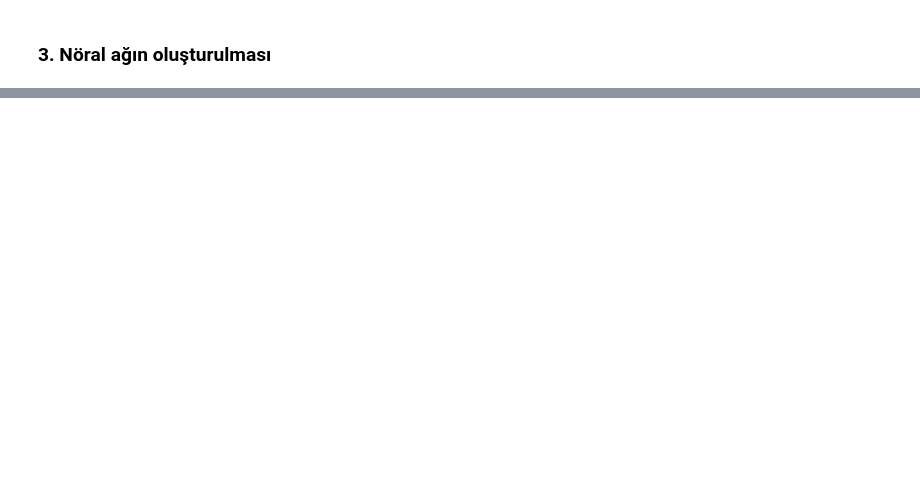
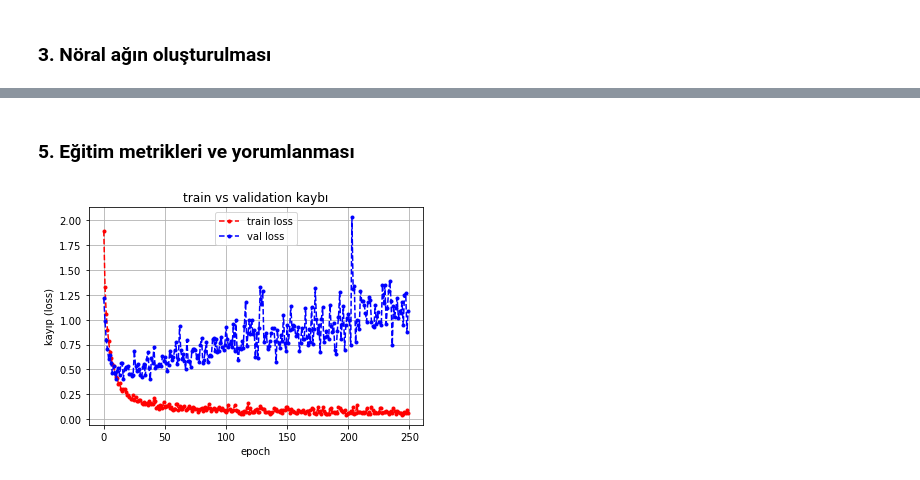
Before and after one commit to fybx/UrbanSoundsClassification, a Jupyter notebook: Model.ipynb, the cells around one changed output, grey strips where cells are left out. Saved outputs shown, nothing was run; the diff lists cells and outputs as text; code cells hidden in the pictures; blank space fills up the shorter version.

```diff
--- a/Model.ipynb
+++ b/Model.ipynb
@@ -97,0 +156,7 @@ False
+# %%
+net.add(tf.keras.layers.Flatten())
+net.add(tf.keras.layers.Dense(128, activation = "relu"))
+net.add(tf.keras.layers.Dropout(0.5))
+net.add(tf.keras.layers.Dense(64, activation = "relu"))
+net.add(tf.keras.layers.Dropout(0.5))
+net.add(tf.keras.layers.Dense(10, activation = "softmax"))
@@ -97,0 +165,4 @@ False
+# %%
+net.compile(optimizer = "adam",
+            loss = "sparse_categorical_crossentropy", # sparse_categorical_crossentropy | categorical_crossentropy
+            metrics = ["accuracy"])
@@ -97,0 +195,6 @@ False
+# %%
+epoch = 250
+# %%
+results = net.fit(X_train, Y_train,
+                    epochs = epoch,
+                    validation_data = (X_val, Y_val))
@@ -97,0 +219,13 @@ False
+# %% [markdown]
+### 5. Eğitim metrikleri ve yorumlanması
+# %%
+# Kayıp (loss) fonksiyonu grafiği
+plt.plot(results.history["loss"], "r.--", label = "train loss")
+plt.plot(results.history["val_loss"], "b.--", label = "val loss")
+plt.title("train vs validation kaybı")
+plt.xlabel("epoch")
+plt.ylabel("kayıp (loss)")
+plt.legend()
+plt.grid(True)
+# %% [output]
+[figure, added]
```
Also changed, not shown: parts of 27 cells of this notebook.
